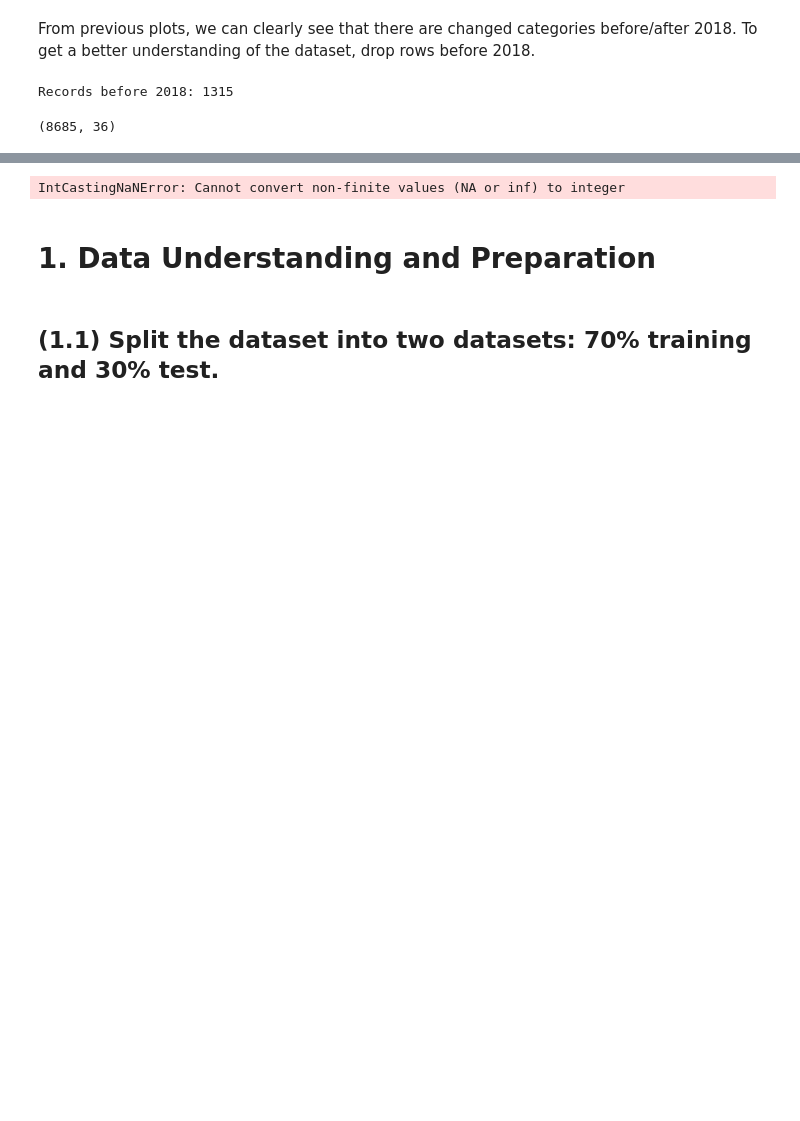
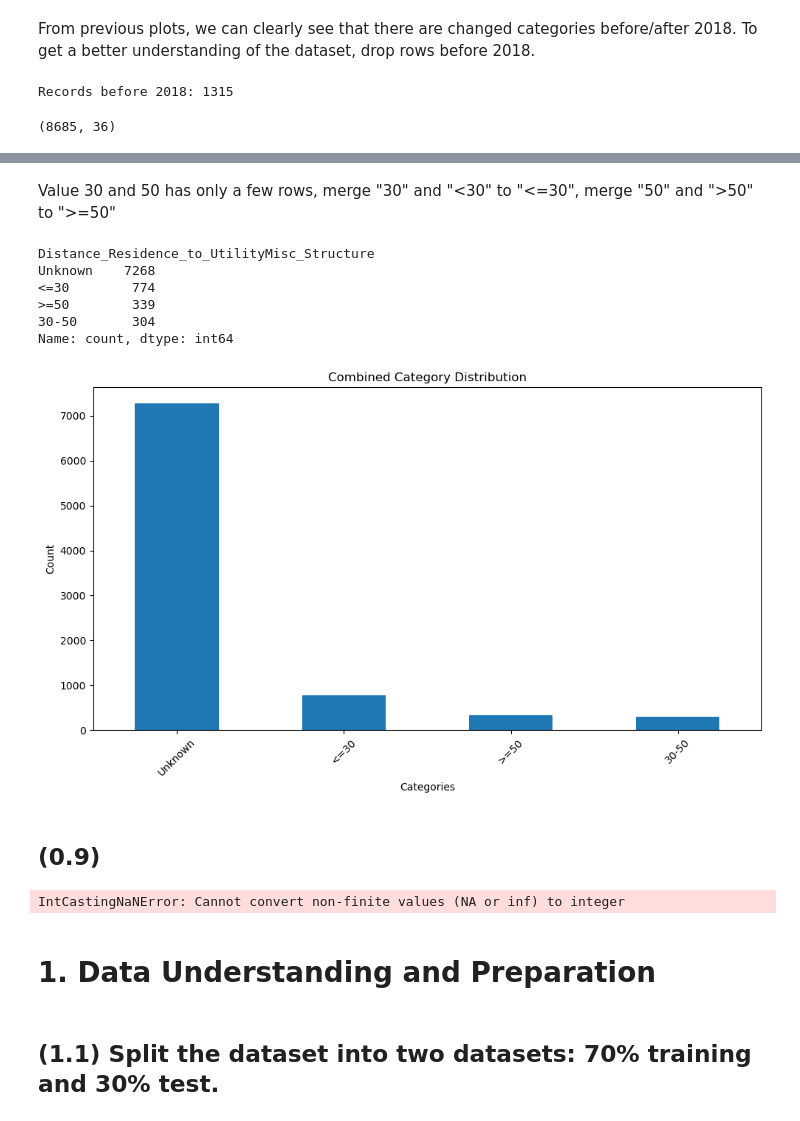
Before and after one commit to xiaoxiajin/47350DA-2, a Jupyter notebook: 2024-Homework2-Notebook.ipynb, the cells around one changed output, grey strips where cells are left out. Cells and saved outputs as stored; diff of their text form; code cells hidden in the pictures; blank space fills up the shorter version.

```diff
--- a/2024-Homework2-Notebook.ipynb
+++ b/2024-Homework2-Notebook.ipynb
@@ -684,3 +728,43 @@ df.shape
+# %% [markdown]
+Value 30 and 50 has only a few rows, merge "30" and "<30" to "<=30", merge "50" and ">50" to ">=50"
+# %%
+def combine_distance_categories(x):
+    if x in ["<30'", '30']:
+        return '<=30'
+    elif x in [">50'", '50']:
+        return '>=50'
+    elif x == "30-50'":
+        return '30-50'
+    else:
+        return x
+
+# 应用转换
+df['Distance_Residence_to_UtilityMisc_Structure'] = df['Distance_Residence_to_UtilityMisc_Structure'].apply(combine_distance_categories)
+
+# 查看新的类别分布
+print(df['Distance_Residence_to_UtilityMisc_Structure'].value_counts())
+
+# 可视化新的分布
+import matplotlib.pyplot as plt
+
+plt.figure(figsize=(10,6))
+df['Distance_Residence_to_UtilityMisc_Structure'].value_counts().plot(kind='bar')
+plt.title('Combined Category Distribution')
+plt.xlabel('Categories')
+plt.ylabel('Count')
+plt.xticks(rotation=45)
+plt.tight_layout()
+plt.show()
+# %% [output]
+Distance_Residence_to_UtilityMisc_Structure
+Unknown    7268
+<=30        774
+>=50        339
+30-50       304
+Name: count, dtype: int64
+[figure, added]
+# %% [markdown]
+## (0.9)
 # %%
 df['Assessed_Improved_Value'] = df['Assessed_Improved_Value'].astype('int64')
 # %% [output]
```
Also changed, not shown: parts of 14 cells of this notebook, 2 other files.
